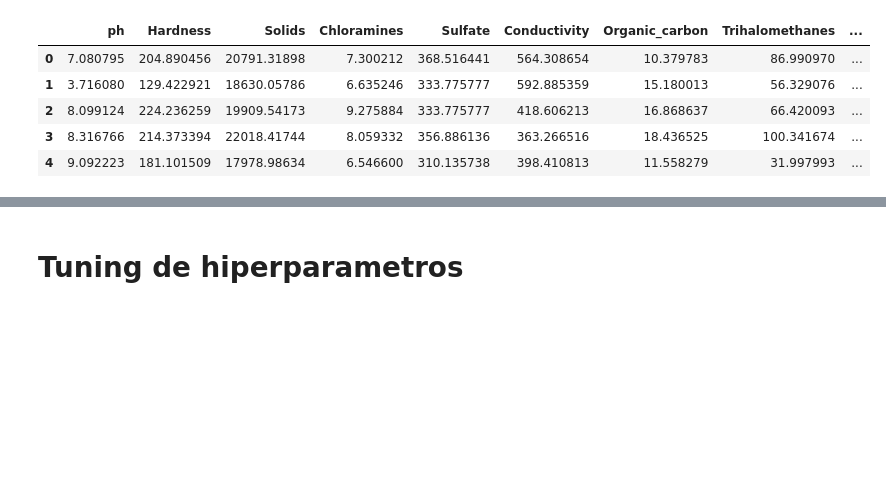
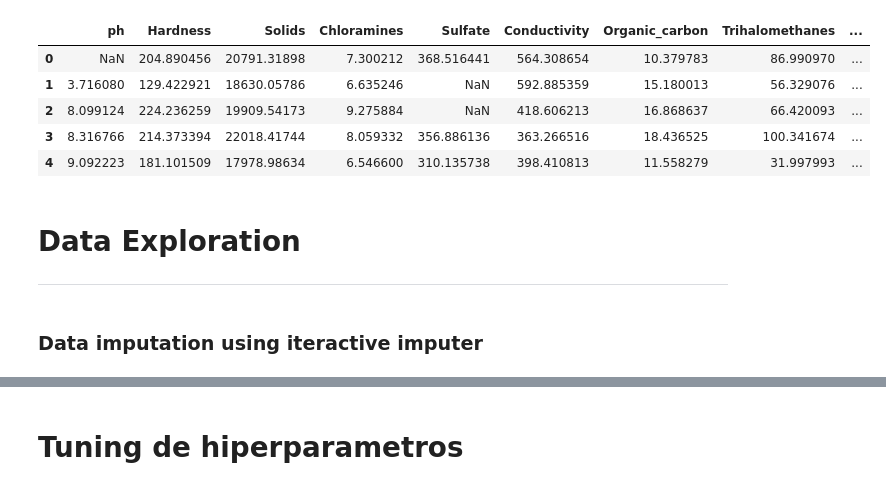
Before and after one commit to Nestor-DS/dl4td_wp, a Jupyter notebook: models/dl4td_random_forest_2.ipynb, the cells around one changed output, grey strips where cells are left out. Cells and saved outputs as stored; diff of their text form; code cells hidden in the pictures; blank space fills up the shorter version.

```diff
--- a/models/dl4td_random_forest_2.ipynb
+++ b/models/dl4td_random_forest_2.ipynb
@@ -23,12 +23,17 @@ from sklearn.metrics import roc_auc_score
 import warnings
 warnings.filterwarnings('ignore')
 # %%
-df = pd.read_csv('../drinking_water_potability.csv')
+df = pd.read_csv('../data/drinking_water_potability.csv')
 df.head(5)
 # %% [output]
 |  | ph | Hardness | Solids | Chloramines | Sulfate | Conductivity | Organic_carbon | Trihalomethanes | ... |
-| 0 | 7.080795 | 204.890456 | 20791.31898 | 7.300212 | 368.516441 | 564.308654 | 10.379783 | 86.990970 | ... |
-| 1 | 3.716080 | 129.422921 | 18630.05786 | 6.635246 | 333.775777 | 592.885359 | 15.180013 | 56.329076 | ... |
-| 2 | 8.099124 | 224.236259 | 19909.54173 | 9.275884 | 333.775777 | 418.606213 | 16.868637 | 66.420093 | ... |
+| 0 | NaN | 204.890456 | 20791.31898 | 7.300212 | 368.516441 | 564.308654 | 10.379783 | 86.990970 | ... |
+| 1 | 3.716080 | 129.422921 | 18630.05786 | 6.635246 | NaN | 592.885359 | 15.180013 | 56.329076 | ... |
+| 2 | 8.099124 | 224.236259 | 19909.54173 | 9.275884 | NaN | 418.606213 | 16.868637 | 66.420093 | ... |
 | 3 | 8.316766 | 214.373394 | 22018.41744 | 8.059332 | 356.886136 | 363.266516 | 18.436525 | 100.341674 | ... |
 | 4 | 9.092223 | 181.101509 | 17978.98634 | 6.546600 | 310.135738 | 398.410813 | 11.558279 | 31.997993 | ... |
+# %% [markdown]
+# Data Exploration
+-------
+# %% [markdown]
+### Data imputation using iteractive imputer
```
Also changed, not shown: parts of 22 cells of this notebook.
